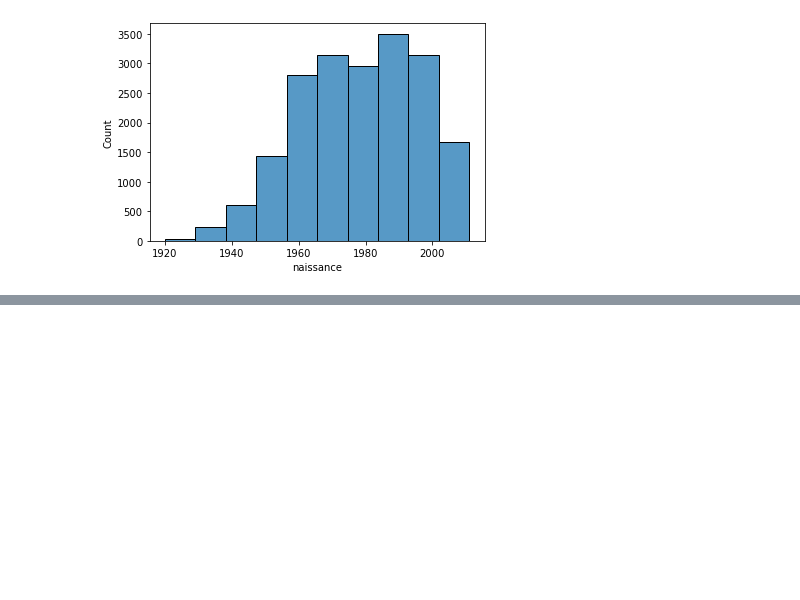
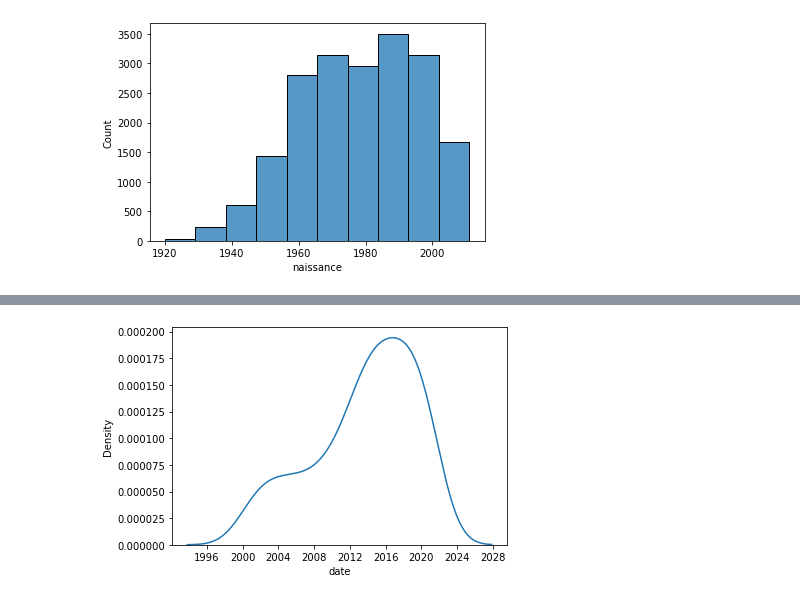
Before and after one commit to vinthara/chess, a Jupyter notebook: data_eda2.ipynb, the cells around one changed output, grey strips where cells are left out. Drawn from its saved outputs; the diff is of its cells as text; code cells hidden in the pictures; blank space fills up the shorter version.

```diff
--- a/data_eda2.ipynb
+++ b/data_eda2.ipynb
@@ -257,0 +299,5 @@ plt.show()
+# %%
+sns.kdeplot(data=test2.groupby('date').mean()[['classique_elo', 'classique_parties']], x="date")
+plt.show()
+# %% [output]
+[figure, added]
```
Also changed, not shown: parts of 19 cells of this notebook, 5 other files.
